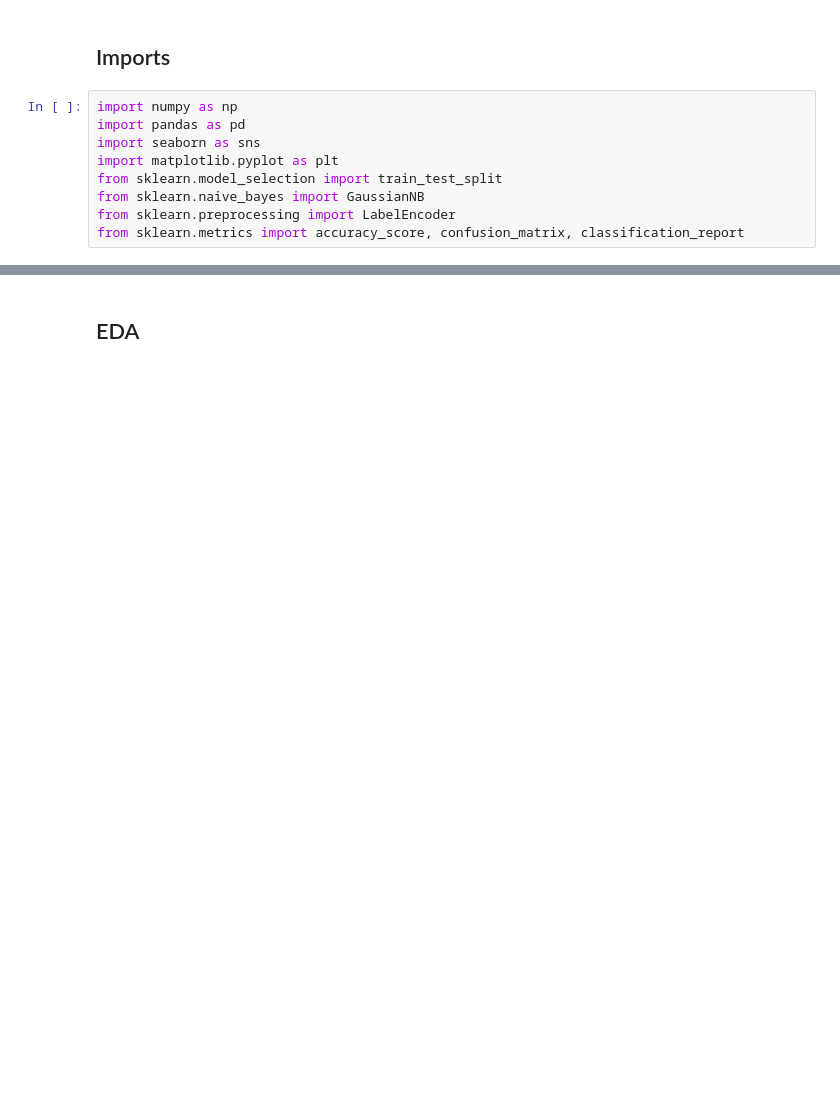
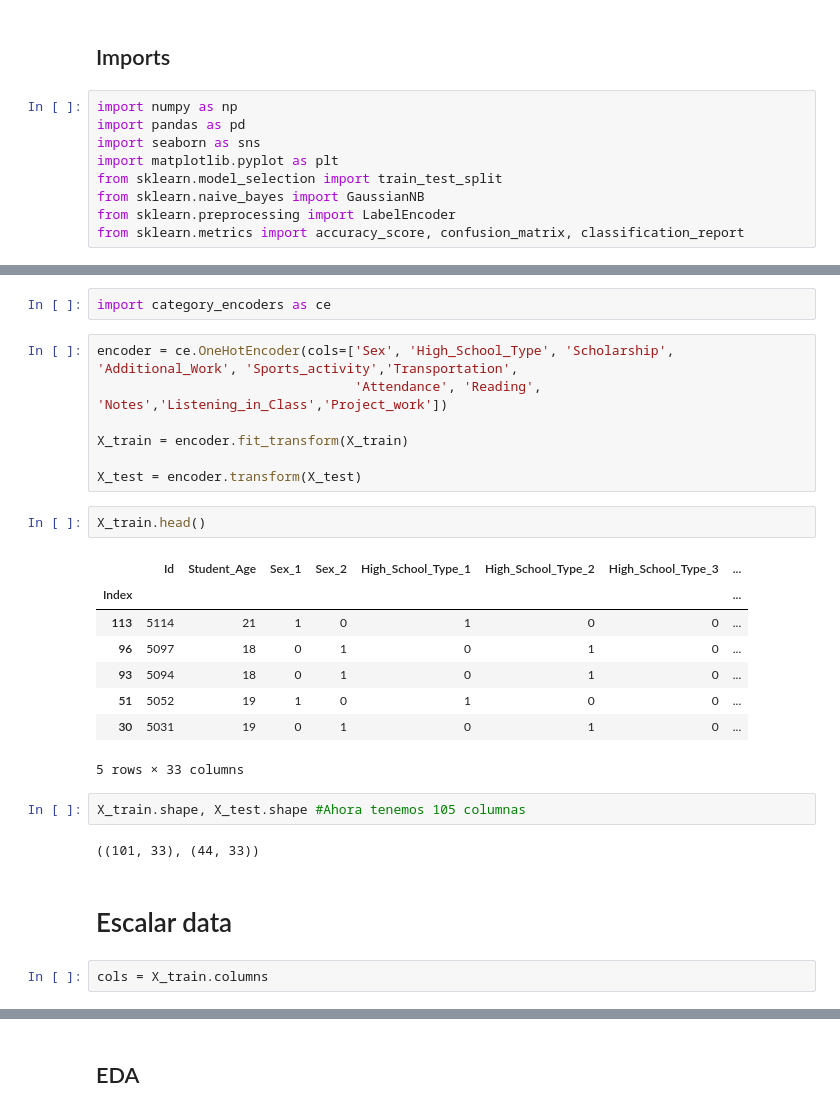
Before and after one commit to eunicean/hdt5MDD, a Jupyter notebook: HDT5.ipynb, the cells around one changed output, grey strips where cells are left out. Drawn from its saved outputs; the diff is of its cells as text; blank space fills up the shorter version.

```diff
--- a/HDT5.ipynb
+++ b/HDT5.ipynb
@@ -15,0 +353,28 @@ df = pd.DataFrame(data)
+# %%
+import category_encoders as ce
+# %%
+encoder = ce.OneHotEncoder(cols=['Sex', 'High_School_Type', 'Scholarship', 'Additional_Work', 'Sports_activity','Transportation',
+                                 'Attendance', 'Reading', 'Notes','Listening_in_Class','Project_work'])
+
+X_train = encoder.fit_transform(X_train)
+
+X_test = encoder.transform(X_test)
+# %%
+X_train.head()
+# %% [output]
+|  | Id | Student_Age | Sex_1 | Sex_2 | High_School_Type_1 | High_School_Type_2 | High_School_Type_3 | ... |
+| Index |  |  |  |  |  |  |  | ... |
+| 113 | 5114 | 21 | 1 | 0 | 1 | 0 | 0 | ... |
+| 96 | 5097 | 18 | 0 | 1 | 0 | 1 | 0 | ... |
+| 93 | 5094 | 18 | 0 | 1 | 0 | 1 | 0 | ... |
+| 51 | 5052 | 19 | 1 | 0 | 1 | 0 | 0 | ... |
+| 30 | 5031 | 19 | 0 | 1 | 0 | 1 | 0 | ... |
+5 rows × 33 columns
+# %%
+X_train.shape, X_test.shape #Ahora tenemos 105 columnas
+# %% [output]
+((101, 33), (44, 33))
+# %% [markdown]
+# Escalar data
+# %%
+cols = X_train.columns
```
Also changed, not shown: parts of 63 cells of this notebook.
